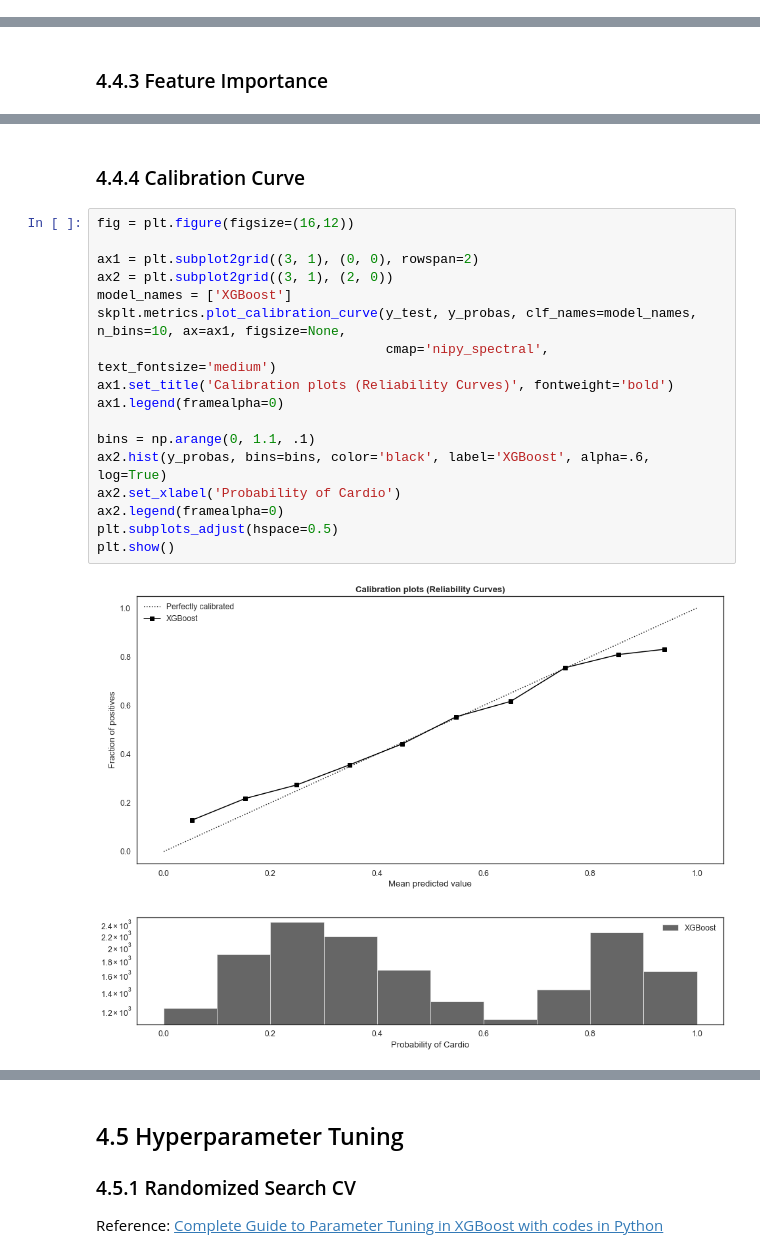
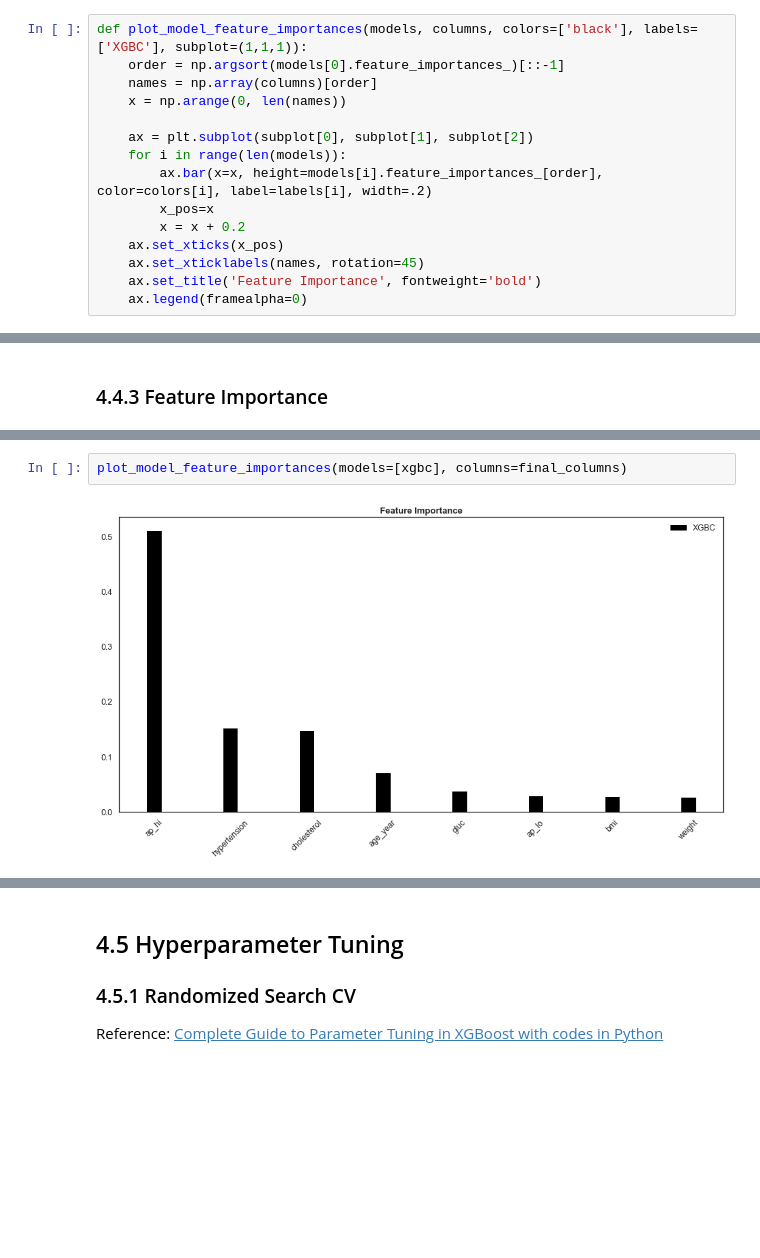
Before and after one commit to henriqueumeda/cardio-catch-diseases, a Jupyter notebook: Cardio Catch Diseases.ipynb, the cells around one changed output, grey strips where cells are left out. Saved outputs shown, nothing was run; the diff lists cells and outputs as text; blank space fills up the shorter version.

```diff
--- a/Cardio Catch Diseases.ipynb
+++ b/Cardio Catch Diseases.ipynb
@@ -382,0 +396,15 @@ def display_confusion_matrix(y_true, y_pred, title):
+# %%
+def plot_model_feature_importances(models, columns, colors=['black'], labels=['XGBC'], subplot=(1,1,1)):
+    order = np.argsort(models[0].feature_importances_)[::-1]
+    names = np.array(columns)[order]
+    x = np.arange(0, len(names))
+
+    ax = plt.subplot(subplot[0], subplot[1], subplot[2])
+    for i in range(len(models)):
+        ax.bar(x=x, height=models[i].feature_importances_[order], color=colors[i], label=labels[i], width=.2)
+        x_pos=x
+        x = x + 0.2
+    ax.set_xticks(x_pos)
+    ax.set_xticklabels(names, rotation=45)
+    ax.set_title('Feature Importance', fontweight='bold')
+    ax.legend(framealpha=0)
@@ -1377,21 +1409,4 @@ plt.show()
-# %% [markdown]
-### 4.4.4 Calibration Curve
-# %%
-fig = plt.figure(figsize=(16,12))
-
-ax1 = plt.subplot2grid((3, 1), (0, 0), rowspan=2)
-ax2 = plt.subplot2grid((3, 1), (2, 0))
-model_names = ['XGBoost']
-skplt.metrics.plot_calibration_curve(y_test, y_probas, clf_names=model_names, n_bins=10, ax=ax1, figsize=None,
-                                     cmap='nipy_spectral', text_fontsize='medium')
-ax1.set_title('Calibration plots (Reliability Curves)', fontweight='bold')
-ax1.legend(framealpha=0)
-
-bins = np.arange(0, 1.1, .1)
-ax2.hist(y_probas, bins=bins, color='black', label='XGBoost', alpha=.6, log=True)
-ax2.set_xlabel('Probability of Cardio')
-ax2.legend(framealpha=0)
-plt.subplots_adjust(hspace=0.5)
-plt.show()
-# %% [output]
-[figure, removed]
+# %%
+plot_model_feature_importances(models=[xgbc], columns=final_columns)
+# %% [output]
+[figure, added]
```
Also changed, not shown: parts of 62 cells of this notebook, 7 other files.
